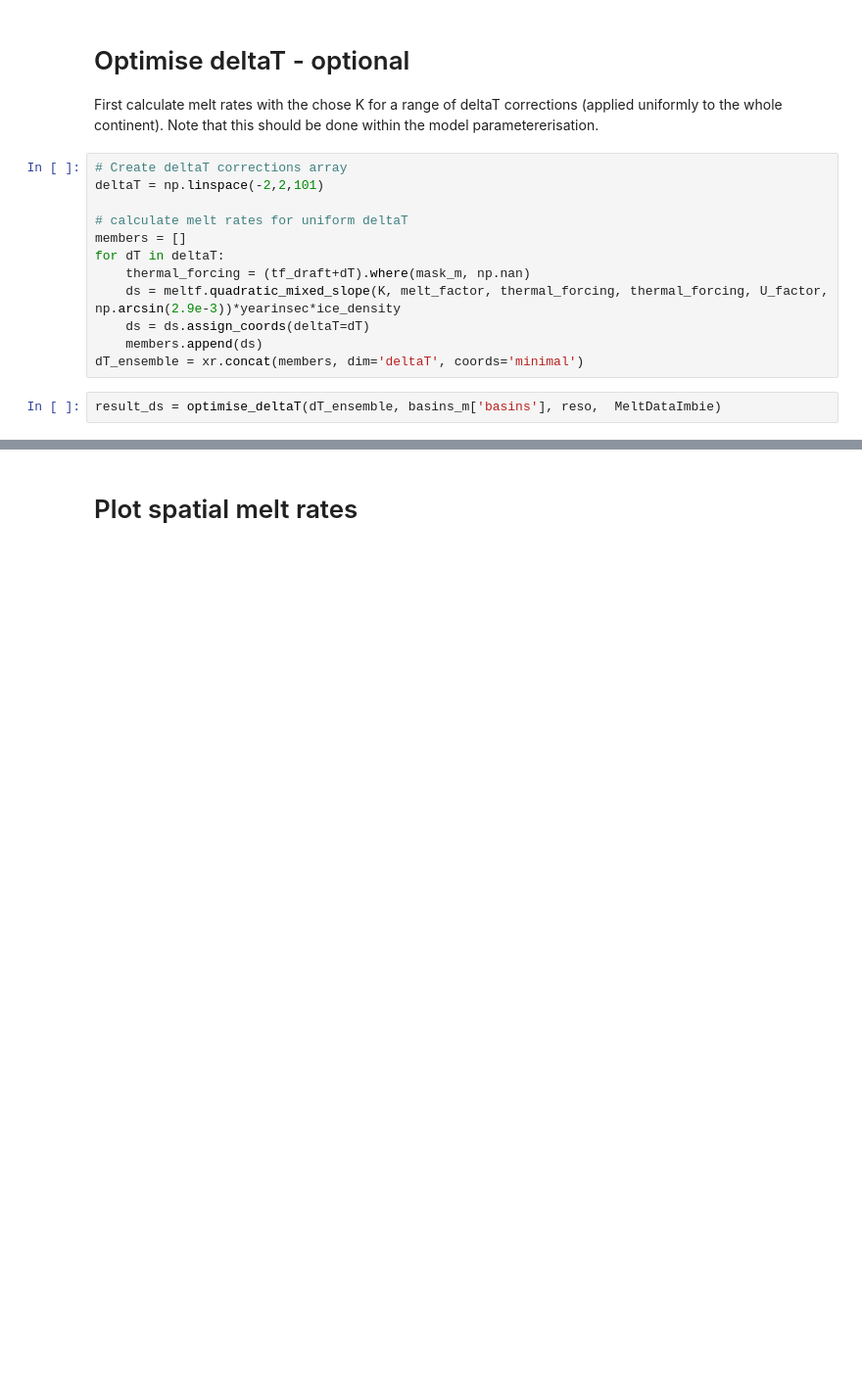
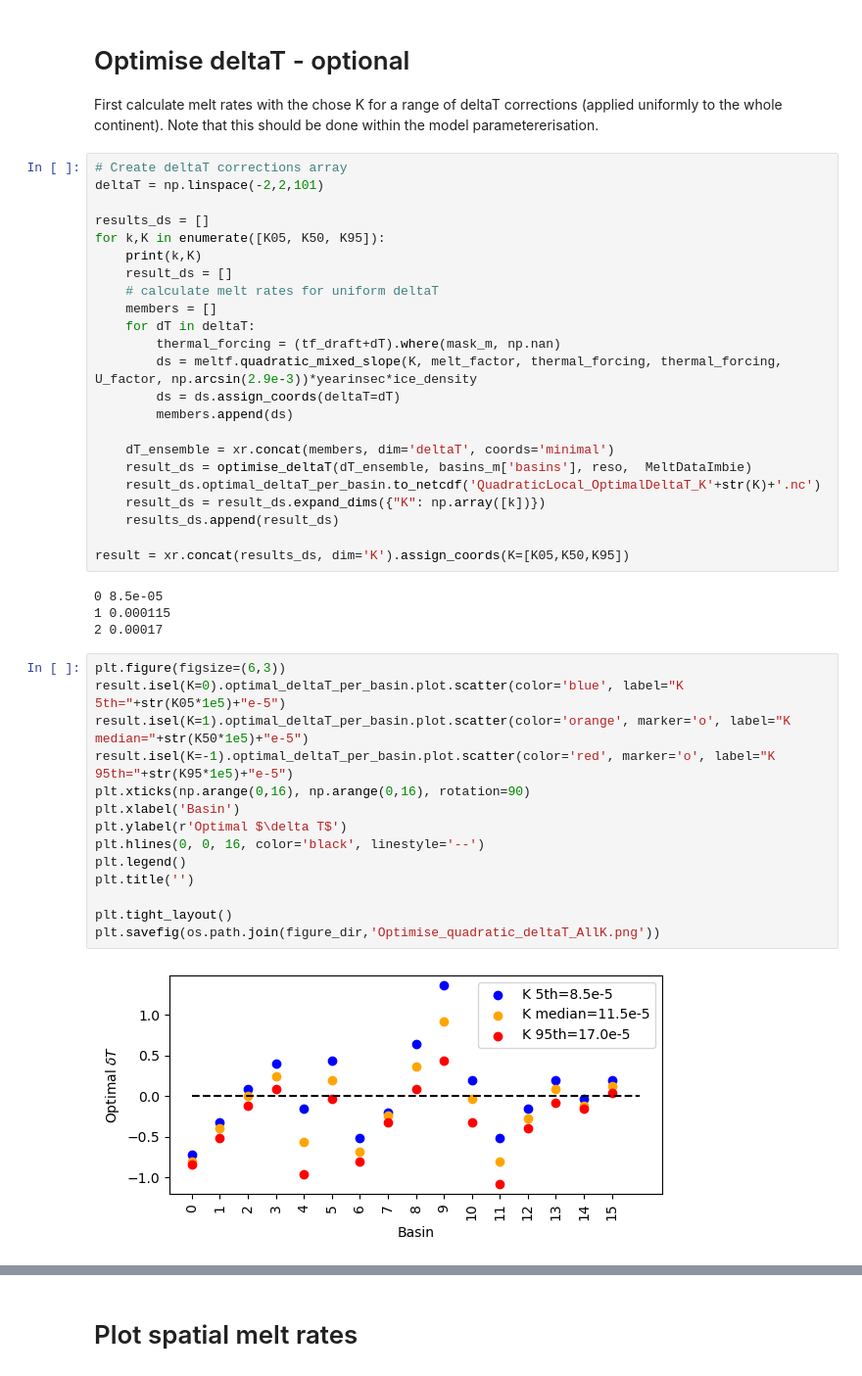
Before and after one commit to ismip/ismip7-antarctic-ocean-forcing, a Jupyter notebook: parameterisations/parameter_selection_quadratic_example_v2.ipynb, the cells around one changed output, grey strips where cells are left out. Shown at 98% size. Drawn from its saved outputs; the diff is of its cells as text; blank space fills up the shorter version.

```diff
--- a/parameterisations/parameter_selection_quadratic_example_v2.ipynb
+++ b/parameterisations/parameter_selection_quadratic_example_v2.ipynb
@@ -756,13 +778,42 @@ First calculate melt rates with the chose K for a range of deltaT corrections (a
 # Create deltaT corrections array
 deltaT = np.linspace(-2,2,101)
 
-# calculate melt rates for uniform deltaT
-members = []
-for dT in deltaT:
-    thermal_forcing = (tf_draft+dT).where(mask_m, np.nan)
-    ds = meltf.quadratic_mixed_slope(K, melt_factor, thermal_forcing, thermal_forcing, U_factor, np.arcsin(2.9e-3))*yearinsec*ice_density
-    ds = ds.assign_coords(deltaT=dT)
-    members.append(ds)
-dT_ensemble = xr.concat(members, dim='deltaT', coords='minimal')
+results_ds = []
+for k,K in enumerate([K05, K50, K95]):
+    print(k,K)
+    result_ds = []
+    # calculate melt rates for uniform deltaT
+    members = []
+    for dT in deltaT:
+        thermal_forcing = (tf_draft+dT).where(mask_m, np.nan)
+        ds = meltf.quadratic_mixed_slope(K, melt_factor, thermal_forcing, thermal_forcing, U_factor, np.arcsin(2.9e-3))*yearinsec*ice_density
+        ds = ds.assign_coords(deltaT=dT)
+        members.append(ds)
+
+    dT_ensemble = xr.concat(members, dim='deltaT', coords='minimal')
+    result_ds = optimise_deltaT(dT_ensemble, basins_m['basins'], reso,  MeltDataImbie)
+    result_ds.optimal_deltaT_per_basin.to_netcdf('QuadraticLocal_OptimalDeltaT_K'+str(K)+'.nc')
+    result_ds = result_ds.expand_dims({"K": np.array([k])})
+    results_ds.append(result_ds)
+
+result = xr.concat(results_ds, dim='K').assign_coords(K=[K05,K50,K95])
+# %% [output]
+0 8.5e-05
+1 0.000115
+2 0.00017
 # %%
-result_ds = optimise_deltaT(dT_ensemble, basins_m['basins'], reso,  MeltDataImbie)
+plt.figure(figsize=(6,3))
+result.isel(K=0).optimal_deltaT_per_basin.plot.scatter(color='blue', label="K 5th="+str(K05*1e5)+"e-5")
+result.isel(K=1).optimal_deltaT_per_basin.plot.scatter(color='orange', marker='o', label="K median="+str(K50*1e5)+"e-5")
+result.isel(K=-1).optimal_deltaT_per_basin.plot.scatter(color='red', marker='o', label="K 95th="+str(K95*1e5)+"e-5")
+plt.xticks(np.arange(0,16), np.arange(0,16), rotation=90)
+plt.xlabel('Basin')
+plt.ylabel(r'Optimal $\delta T$')
+plt.hlines(0, 0, 16, color='black', linestyle='--')
+plt.legend()
+plt.title('')
+
+plt.tight_layout()
+plt.savefig(os.path.join(figure_dir,'Optimise_quadratic_deltaT_AllK.png'))
+# %% [output]
+[figure, added]
```
Also changed, not shown: parts of 27 cells of this notebook.
